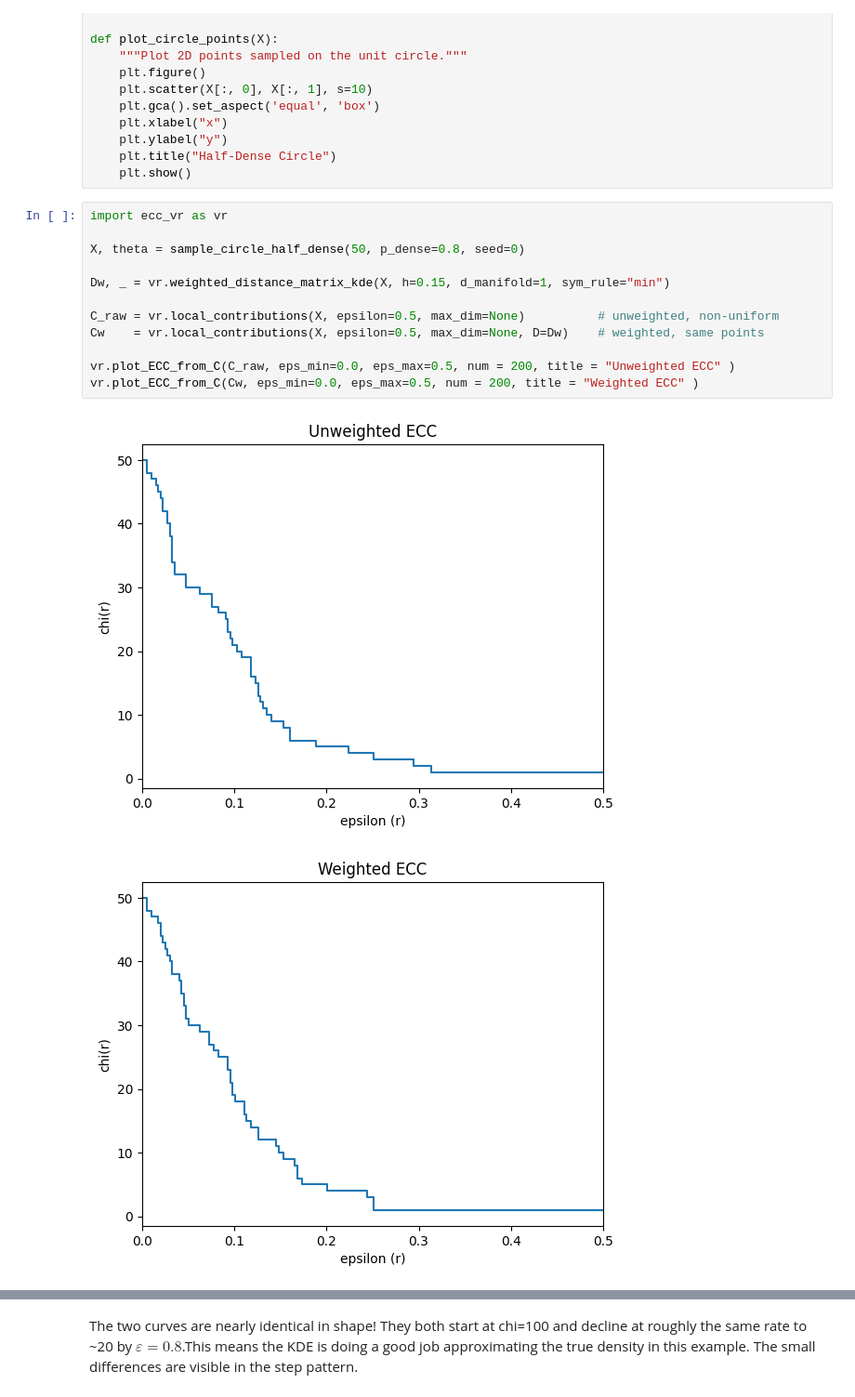
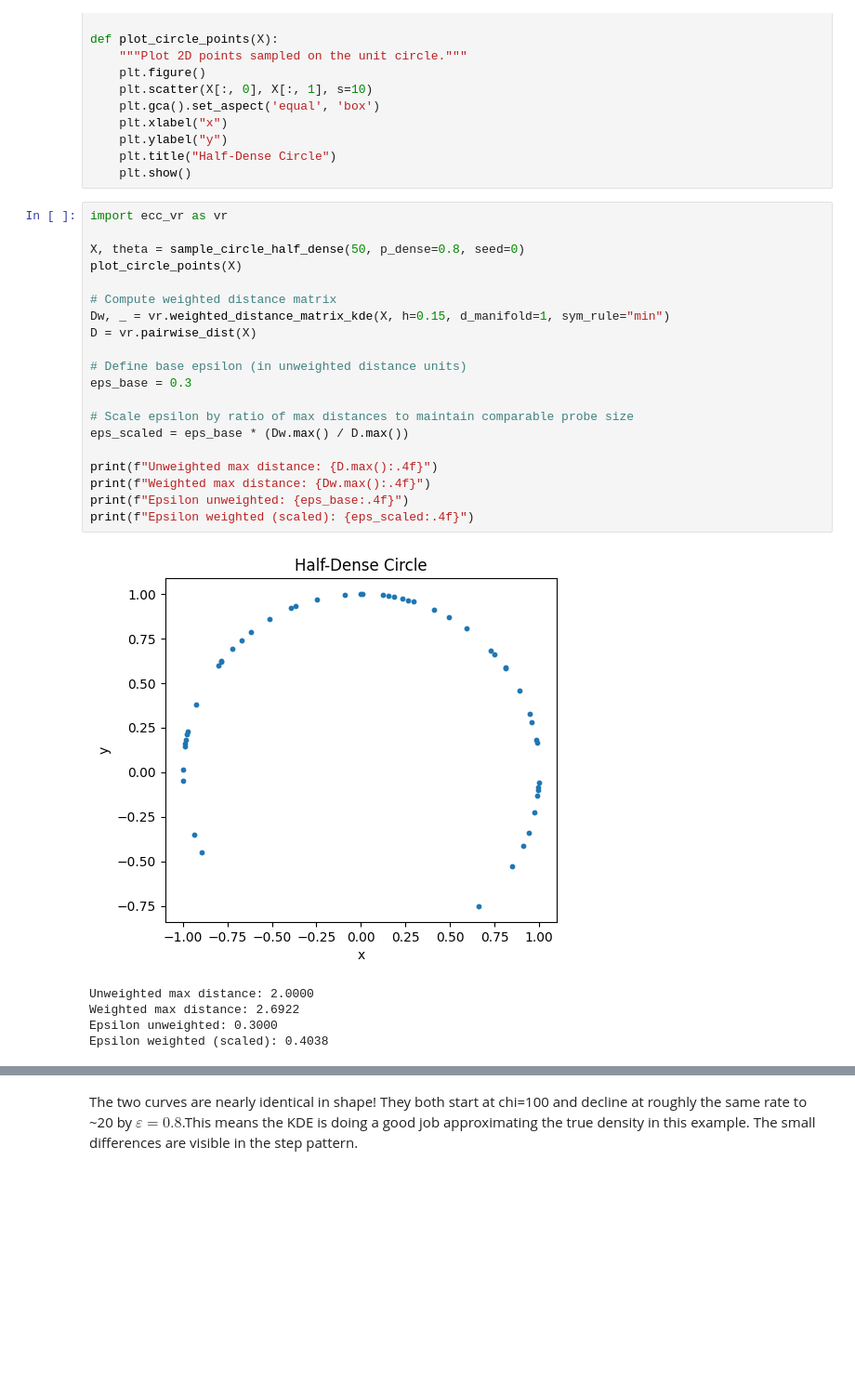
Before and after one commit to JosephMatatyaou/STA199REU, a Jupyter notebook: Week9/KDE_Weighing2.ipynb, the cells around one changed output, grey strips where cells are left out. Shown at 93% size. Saved outputs shown, nothing was run; the diff lists cells and outputs as text; blank space fills up the shorter version.

```diff
--- a/Week9/KDE_Weighing2.ipynb
+++ b/Week9/KDE_Weighing2.ipynb
@@ -40,15 +40,26 @@ def plot_circle_points(X):
 # %%
 import ecc_vr as vr
 
 X, theta = sample_circle_half_dense(50, p_dense=0.8, seed=0)
+plot_circle_points(X)
 
+# Compute weighted distance matrix
 Dw, _ = vr.weighted_distance_matrix_kde(X, h=0.15, d_manifold=1, sym_rule="min")
+D = vr.pairwise_dist(X)
 
-C_raw = vr.local_contributions(X, epsilon=0.5, max_dim=None)          # unweighted, non-uniform
-Cw    = vr.local_contributions(X, epsilon=0.5, max_dim=None, D=Dw)    # weighted, same points
+# Define base epsilon (in unweighted distance units)
+eps_base = 0.3
 
-vr.plot_ECC_from_C(C_raw, eps_min=0.0, eps_max=0.5, num = 200, title = "Unweighted ECC" )
-vr.plot_ECC_from_C(Cw, eps_min=0.0, eps_max=0.5, num = 200, title = "Weighted ECC" )
+# Scale epsilon by ratio of max distances to maintain comparable probe size
+eps_scaled = eps_base * (Dw.max() / D.max())
+
+print(f"Unweighted max distance: {D.max():.4f}")
+print(f"Weighted max distance: {Dw.max():.4f}")
+print(f"Epsilon unweighted: {eps_base:.4f}")
+print(f"Epsilon weighted (scaled): {eps_scaled:.4f}")
 # %% [output]
-[figure, old version]
+[figure, new version]
-[figure, removed]
+Unweighted max distance: 2.0000
+Weighted max distance: 2.6922
+Epsilon unweighted: 0.3000
+Epsilon weighted (scaled): 0.4038
```
Also changed, not shown: parts of 5 cells of this notebook.
